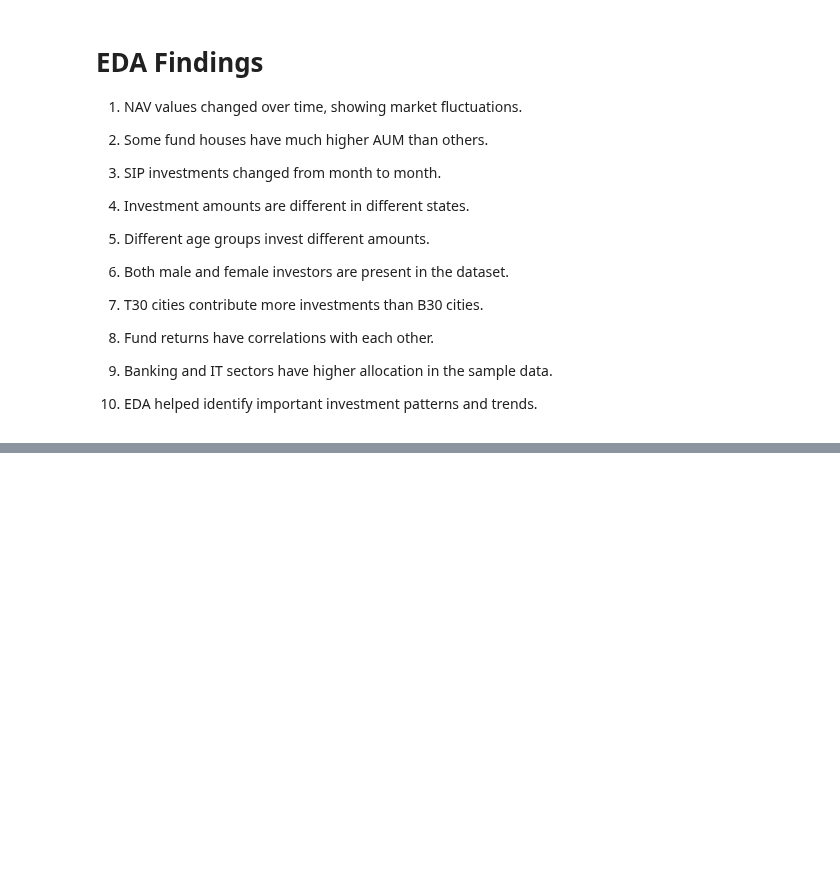
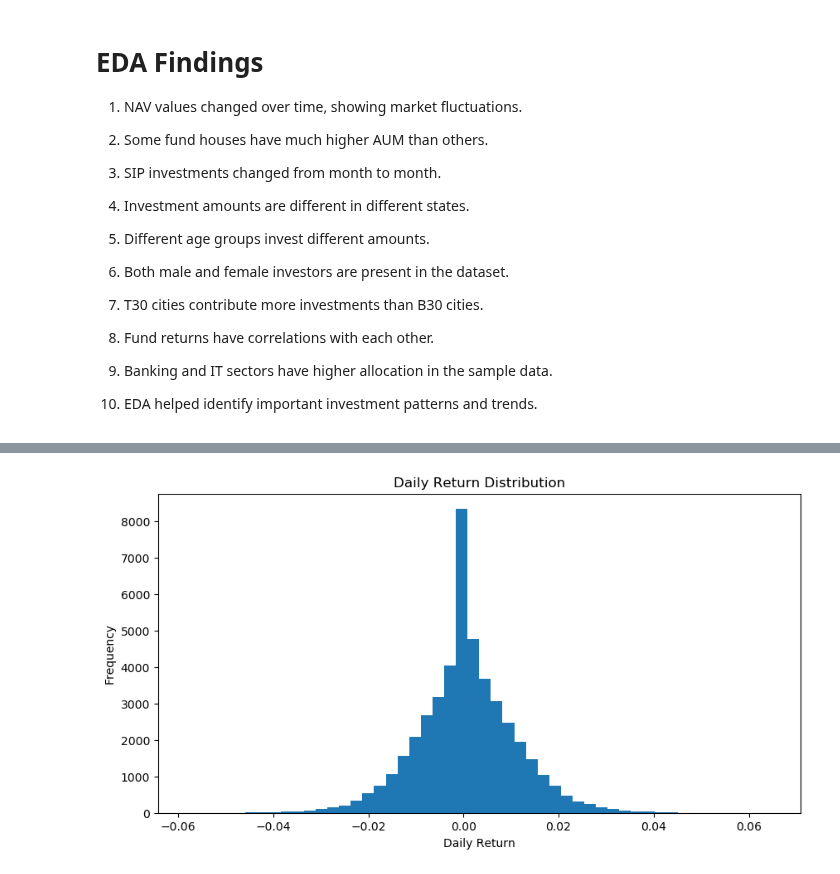
Before and after one commit to Lokeshalla8964/Mutual_Fund_Analytics, a Jupyter notebook: EDA_Analysis.ipynb, the cells around one changed output, grey strips where cells are left out. Drawn from its saved outputs; the diff is of its cells as text; code cells hidden in the pictures; blank space fills up the shorter version.

```diff
--- a/EDA_Analysis.ipynb
+++ b/EDA_Analysis.ipynb
@@ -324,0 +351,6 @@ plt.show()
+# %%
+# Load NAV data
+nav_data = pd.read_csv("data/processed/02_nav_history_cleaned.csv")
+
+# Display first 5 rows
+nav_data.head()
@@ -324,0 +364,12 @@ plt.show()
+# %%
+# Convert date to datetime
+nav_data['date'] = pd.to_datetime(nav_data['date'])
+
+# Sort data
+nav_data = nav_data.sort_values(['amfi_code', 'date'])
+
+# Calculate daily return
+nav_data['daily_return'] = nav_data.groupby('amfi_code')['nav'].pct_change()
+
+# Show first 10 rows
+nav_data.head(10)
@@ -324,0 +388,12 @@ plt.show()
+# %%
+# Convert date to datetime
+nav_data['date'] = pd.to_datetime(nav_data['date'])
+
+# Sort data by fund and date
+nav_data = nav_data.sort_values(['amfi_code', 'date'])
+
+# Calculate daily returns
+nav_data['daily_return'] = nav_data.groupby('amfi_code')['nav'].pct_change()
+
+# Show first 10 rows
+nav_data.head(10)
@@ -324,0 +412,12 @@ plt.show()
+# %%
+plt.figure(figsize=(10,5))
+
+plt.hist(nav_data['daily_return'].dropna(), bins=50)
+
+plt.title("Daily Return Distribution")
+plt.xlabel("Daily Return")
+plt.ylabel("Frequency")
+
+plt.show()
+# %% [output]
+[figure, added]
```
Also changed, not shown: parts of 23 cells of this notebook.
